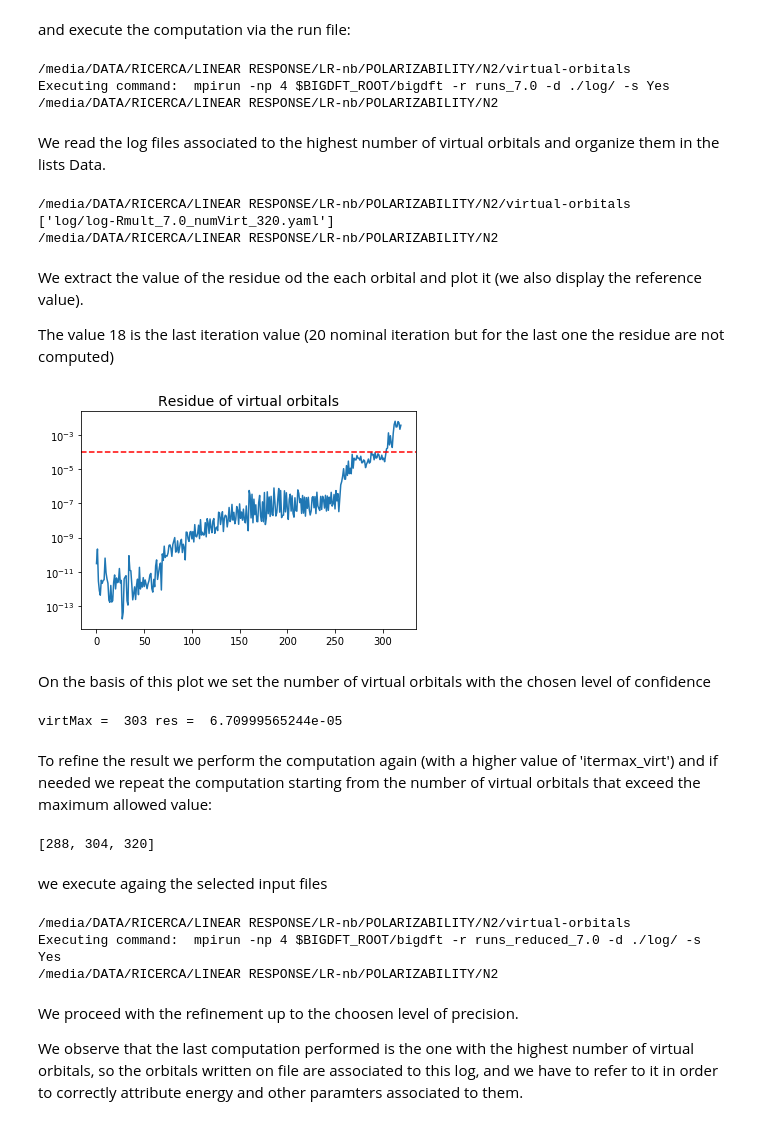
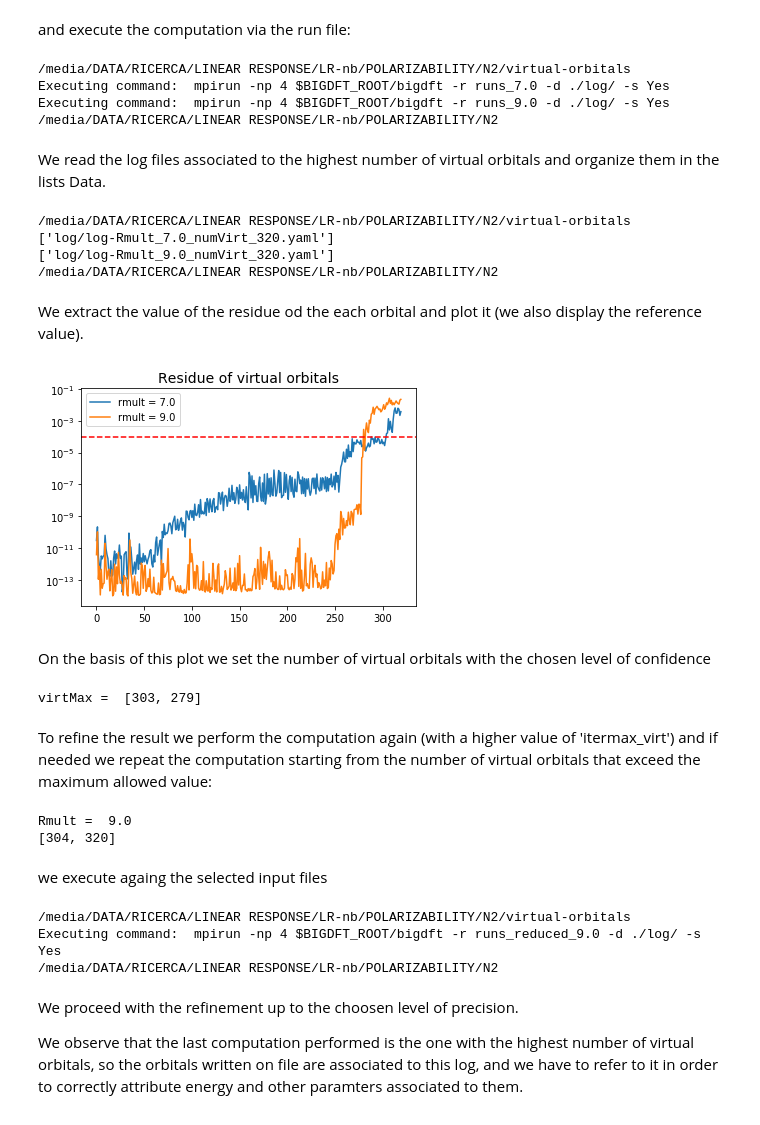
Before and after one commit to luigigenovese/KPM-nb, a Jupyter notebook: POLARIZABILITY/N2/Virtual_Orbitals_Completeness_Relation.ipynb, the cells around one changed output. Drawn from its saved outputs; the diff is of its cells as text; code cells hidden in the pictures.

```diff
--- a/POLARIZABILITY/N2/Virtual_Orbitals_Completeness_Relation.ipynb
+++ b/POLARIZABILITY/N2/Virtual_Orbitals_Completeness_Relation.ipynb
@@ -35,7 +35,7 @@ The computation is performed for rMult = 7.0, but the code is written in a way p
 # %%
 virt=[16,32,64,128,256,320]
 print virt
-rVal = [7.0]
+rVal = [7.0,9.0]
 # %% [output]
 [16, 32, 64, 128, 256, 320]
 # %% [markdown]
@@ -69,6 +69,7 @@ for r in rVal:
 # %% [output]
 /media/DATA/RICERCA/LINEAR RESPONSE/LR-nb/POLARIZABILITY/N2/virtual-orbitals
 Executing command:  mpirun -np 4 $BIGDFT_ROOT/bigdft -r runs_7.0 -d ./log/ -s Yes
+Executing command:  mpirun -np 4 $BIGDFT_ROOT/bigdft -r runs_9.0 -d ./log/ -s Yes
 /media/DATA/RICERCA/LINEAR RESPONSE/LR-nb/POLARIZABILITY/N2
 # %% [markdown]
 We read the log files associated to the highest number of virtual orbitals and organize them in the lists Data.
@@ -84,41 +85,49 @@ for r in rVal:
 # %% [output]
 /media/DATA/RICERCA/LINEAR RESPONSE/LR-nb/POLARIZABILITY/N2/virtual-orbitals
 ['log/log-Rmult_7.0_numVirt_320.yaml']
+['log/log-Rmult_9.0_numVirt_320.yaml']
 /media/DATA/RICERCA/LINEAR RESPONSE/LR-nb/POLARIZABILITY/N2
 # %% [markdown]
 We extract the value of the residue od the each orbital and plot it (we also display the reference value).
-
-The value 18 is the last iteration value (20 nominal iteration but for the last one the residue are not computed)
 # %%
-residues = Data[0].log['Optimization of virtual orbitals'][-2]['Residues per orbital']
+residues = []
+for d in Data:
+    residues.append(d.log['Optimization of virtual orbitals'][-2]['Residues per orbital'])
 # %%
-plt.plot(residues)
+for r in range(len(rVal)):
+    plt.plot(residues[r],label='rmult = '+str(rVal[r]))
 plt.axhline(y=1e-4, color='r', linestyle='--')
 plt.title('Residue of virtual orbitals',fontsize=14)
 plt.yscale('log')
+plt.legend()
 plt.show()
 # %% [output]
-[figure, old version]
+[figure, new version]
 # %% [markdown]
 On the basis of this plot we set the number of virtual orbitals with the chosen level of confidence
 # %%
+virtMax = []
 errMax = 1e-4
-notExcede = True
-i = 0
-while (notExcede):
-    if residues[i] > errMax:
-        notExcede = False
-    i+=1
+for r in residues:
+    notExcede = True
+    i = 0
+    while (notExcede):
+        if r[i] > errMax:
+            notExcede = False
+        i+=1
 
-    virtMax = i-2
-print 'virtMax = ', virtMax, 'res = ', residues[virtMax]
+    virtMax.append(i-2)
+print 'virtMax = ', virtMax
 # %% [output]
-virtMax =  303 res =  6.70999565244e-05
+virtMax =  [303, 279]
 # %% [markdown]
 To refine the result we perform the computation again (with a higher value of 'itermax_virt') and if needed we repeat the computation starting from the number of virtual orbitals that exceed the maximum allowed value:
 # %%
-virt_reduced = [288, 304 ,320]
+r = 1
+print 'Rmult = ', rVal[r]
+virt_reduced = [304,320]
 print virt_reduced
 # %% [output]
-[288, 304, 320]
+Rmult =  9.0
+[304, 320]
 # %%
@@ -144,12 +152,11 @@ we execute againg the selected input files
 # %%
 code=C.SystemCalculator(omp=2,mpi=4)
 %cd $outputpath
-for r in rVal:
-    code.run(run_name='runs_reduced_'+str(r),skip=True,outdir='./log/')
+code.run(run_name='runs_reduced_'+str(rVal[r]),skip=True,outdir='./log/')
 %cd ../
 # %% [output]
 /media/DATA/RICERCA/LINEAR RESPONSE/LR-nb/POLARIZABILITY/N2/virtual-orbitals
-Executing command:  mpirun -np 4 $BIGDFT_ROOT/bigdft -r runs_reduced_7.0 -d ./log/ -s Yes
+Executing command:  mpirun -np 4 $BIGDFT_ROOT/bigdft -r runs_reduced_9.0 -d ./log/ -s Yes
 /media/DATA/RICERCA/LINEAR RESPONSE/LR-nb/POLARIZABILITY/N2
 # %% [markdown]
 We proceed with the refinement up to the choosen level of precision.
```
Also changed, not shown: parts of 13 cells of this notebook, 18 other files.
